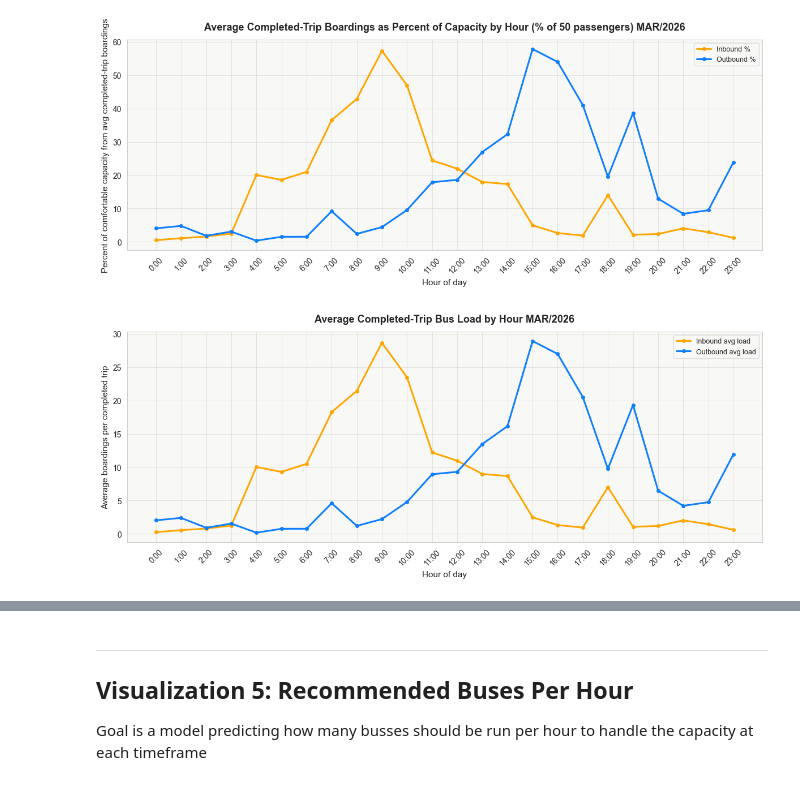
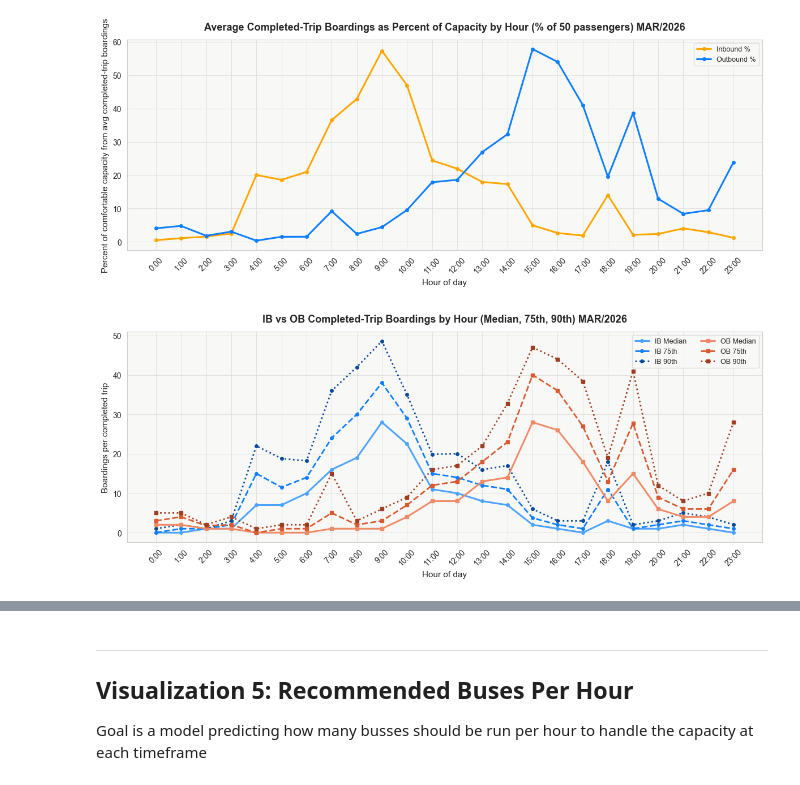
Before and after one commit to morgan1461/WMC-dashboard, a Jupyter notebook: analysis_notebooks/monthly_visualizations.ipynb, the cells around one changed output, grey strips where cells are left out. Cells and saved outputs as stored; diff of their text form; code cells hidden in the pictures.

```diff
--- a/analysis_notebooks/monthly_visualizations.ipynb
+++ b/analysis_notebooks/monthly_visualizations.ipynb
@@ -723,33 +723,53 @@ plt.show()
 # %% [output]
 [figure]
 # %%
-# viz: same trend plot, using average bus load (boardings per completed trip) instead of % capacity
+# viz: percentile trend lines of completed-trip bus load (IB vs OB)
+percentiles_by_direction_hour = (
+    completed_trips.groupby(['direction', 'hour'])['total_trip_boardings']
+    .agg(
+        median_boardings='median',
+        p75_boardings=lambda x: x.quantile(0.75),
+        p90_boardings=lambda x: x.quantile(0.90)
+    )
+    .reset_index()
+)
+
 fig, ax = plt.subplots(figsize=(12, 5))
 
-for direction, line_color in [('Inbound', "#ffa600"), ('Outbound', "#0e7eff")]:
-    subset = direction_hourly[direction_hourly['direction'] == direction]
-    ax.plot(
-        subset['hour'],
-        subset['avg_direction_boardings_per_trip'],
-        marker='o',
-        markersize=4,
-        linewidth=2.2,
-        color=line_color,
-        label=f'{direction} avg load'
-    )
+styles = {
+    'Inbound': {
+        'median': {'color': '#4da3ff', 'linestyle': '-', 'marker': 'o', 'label': 'IB Median'},
+        'p75': {'color': '#0e7eff', 'linestyle': '--', 'marker': 'o', 'label': 'IB 75th'},
+        'p90': {'color': '#084a99', 'linestyle': ':', 'marker': 'o', 'label': 'IB 90th'}
+    },
+    'Outbound': {
+        'median': {'color': '#f08b68', 'linestyle': '-', 'marker': 's', 'label': 'OB Median'},
+        'p75': {'color': '#D85A30', 'linestyle': '--', 'marker': 's', 'label': 'OB 75th'},
+        'p90': {'color': '#9e3f23', 'linestyle': ':', 'marker': 's', 'label': 'OB 90th'}
+    }
+}
 
-ax.set_xticks(range(direction_hourly['hour'].min(), direction_hourly['hour'].max() + 1))
-ax.set_xticklabels(
-    [f'{h}:00' for h in range(direction_hourly['hour'].min(), direction_hourly['hour'].max() + 1)],
-    rotation=45
-)
+for direction in ['Inbound', 'Outbound']:
+    subset = percentiles_by_direction_hour[percentiles_by_direction_hour['direction'] == direction]
+    if subset.empty:
+        continue
+
+    style = styles[direction]
+    ax.plot(subset['hour'], subset['median_boardings'], linewidth=2.2, markersize=4, **style['median'])
+    ax.plot(subset['hour'], subset['p75_boardings'], linewidth=2.0, markersize=4, **style['p75'])
+    ax.plot(subset['hour'], subset['p90_boardings'], linewidth=2.0, markersize=4, **style['p90'])
+
+hours = sorted(percentiles_by_direction_hour['hour'].unique())
+if hours:
+    ax.set_xticks(range(min(hours), max(hours) + 1))
+    ax.set_xticklabels([f'{h}:00' for h in range(min(hours), max(hours) + 1)], rotation=45)
 
 ax.set_xlabel('Hour of day')
-ax.set_ylabel('Average boardings per completed trip')
-ax.set_title(f'Average Completed-Trip Bus Load by Hour {MONTH}/{YEAR}', pad=12)
-ax.legend(loc='upper right', fontsize=9, framealpha=0.9, edgecolor='#ddd')
+ax.set_ylabel('Boardings per completed trip')
+ax.set_title(f'IB vs OB Completed-Trip Boardings by Hour (Median, 75th, 90th) {MONTH}/{YEAR}', pad=12)
+ax.legend(loc='upper right', fontsize=9, framealpha=0.9, edgecolor='#ddd', ncol=2)
 
 plt.tight_layout()
 plt.show()
 # %% [output]
-[figure, old version]
+[figure, new version]
```
Also changed, not shown: parts of 7 cells of this notebook, 2 other files.
